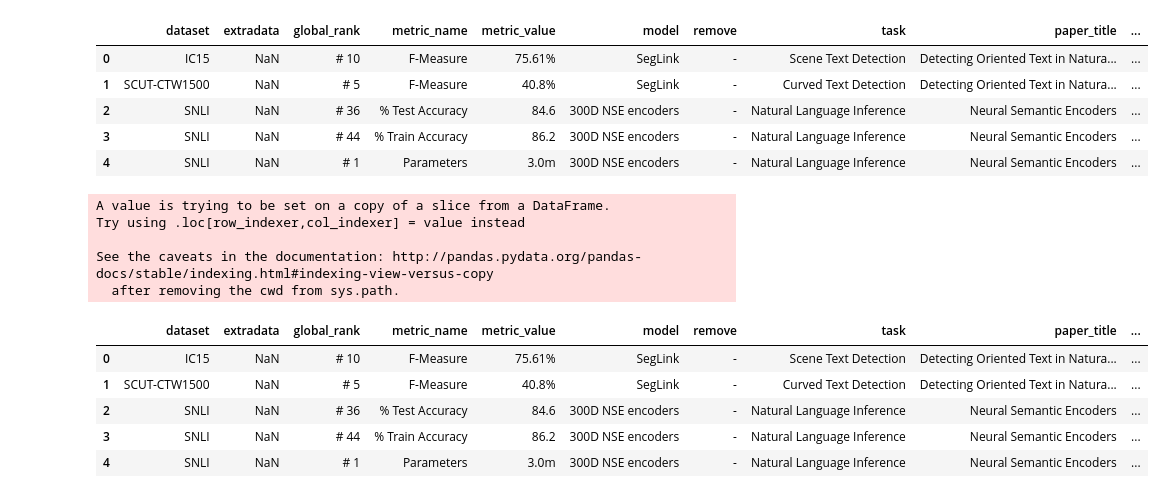
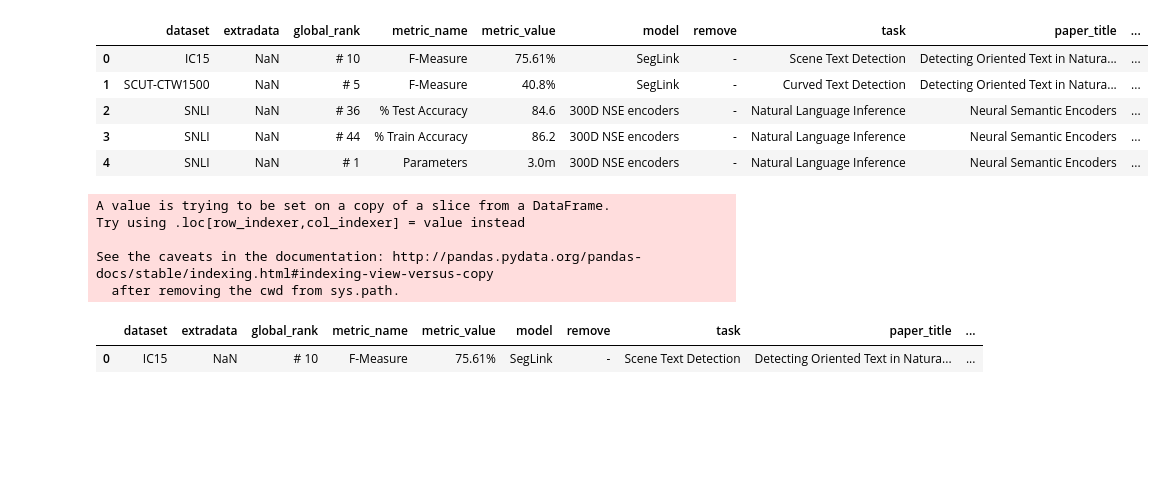
Before and after one commit to ndaly06/pwcode_scraping, a Jupyter notebook: scraping/text_extraction.ipynb, the cells around one changed output. Saved outputs shown, nothing was run; the diff lists cells and outputs as text; code cells hidden in the pictures; blank space fills up the shorter version.

Commit message:
text summarization experiment

```diff
--- a/scraping/text_extraction.ipynb
+++ b/scraping/text_extraction.ipynb
@@ -17,23 +17,19 @@ data.head()
 | 4 | SNLI | NaN | # 1 | Parameters | 3.0m | 300D NSE encoders | - | Natural Language Inference | Neural Semantic Encoders | ... |
 # %%
 # adds a new column to dataframe
-test_df = data[:10]
+test_df = data[:1]
 
 test_df['paper_text'] = np.nan
 
 test_df.head()
 # %% [output]
 A value is trying to be set on a copy of a slice from a DataFrame.
 Try using .loc[row_indexer,col_indexer] = value instead
 
 See the caveats in the documentation: http://pandas.pydata.org/pandas-docs/stable/indexing.html#indexing-view-versus-copy
   after removing the cwd from sys.path.
 |  | dataset | extradata | global_rank | metric_name | metric_value | model | remove | task | paper_title | ... |
 | 0 | IC15 | NaN | # 10 | F-Measure | 75.61% | SegLink | - | Scene Text Detection | Detecting Oriented Text in Natura... | ... |
-| 1 | SCUT-CTW1500 | NaN | # 5 | F-Measure | 40.8% | SegLink | - | Curved Text Detection | Detecting Oriented Text in Natura... | ... |
-| 2 | SNLI | NaN | # 36 | % Test Accuracy | 84.6 | 300D NSE encoders | - | Natural Language Inference | Neural Semantic Encoders | ... |
-| 3 | SNLI | NaN | # 44 | % Train Accuracy | 86.2 | 300D NSE encoders | - | Natural Language Inference | Neural Semantic Encoders | ... |
-| 4 | SNLI | NaN | # 1 | Parameters | 3.0m | 300D NSE encoders | - | Natural Language Inference | Neural Semantic Encoders | ... |
 # %%
 #
 paper_text_list = []
```
Also changed, not shown: parts of 7 cells of this notebook, 1 other file.
